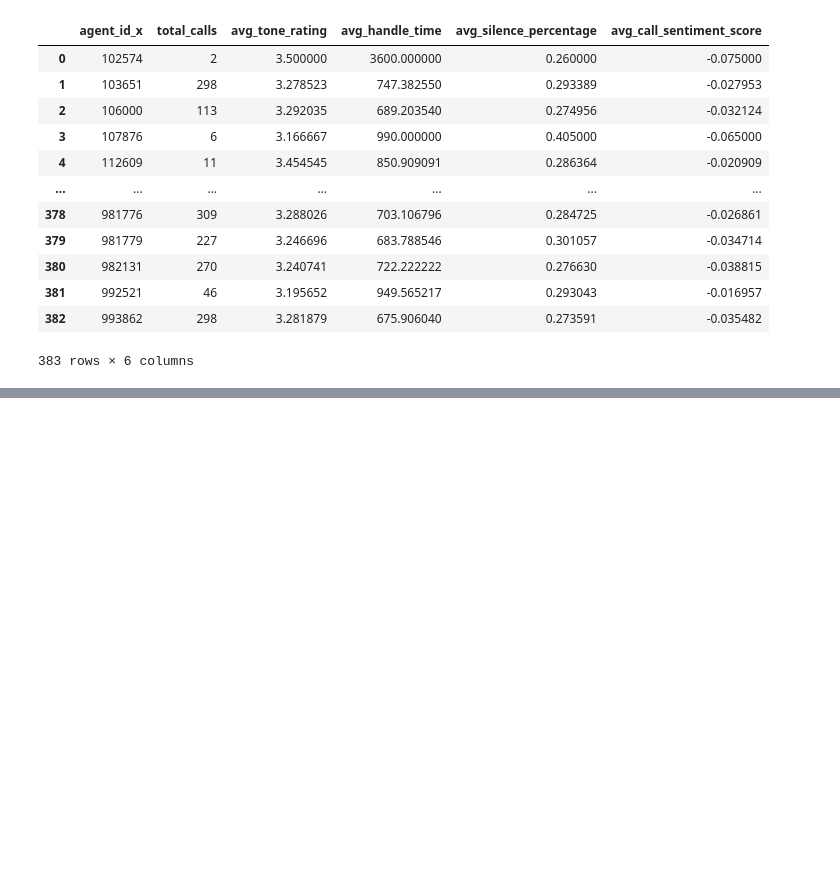
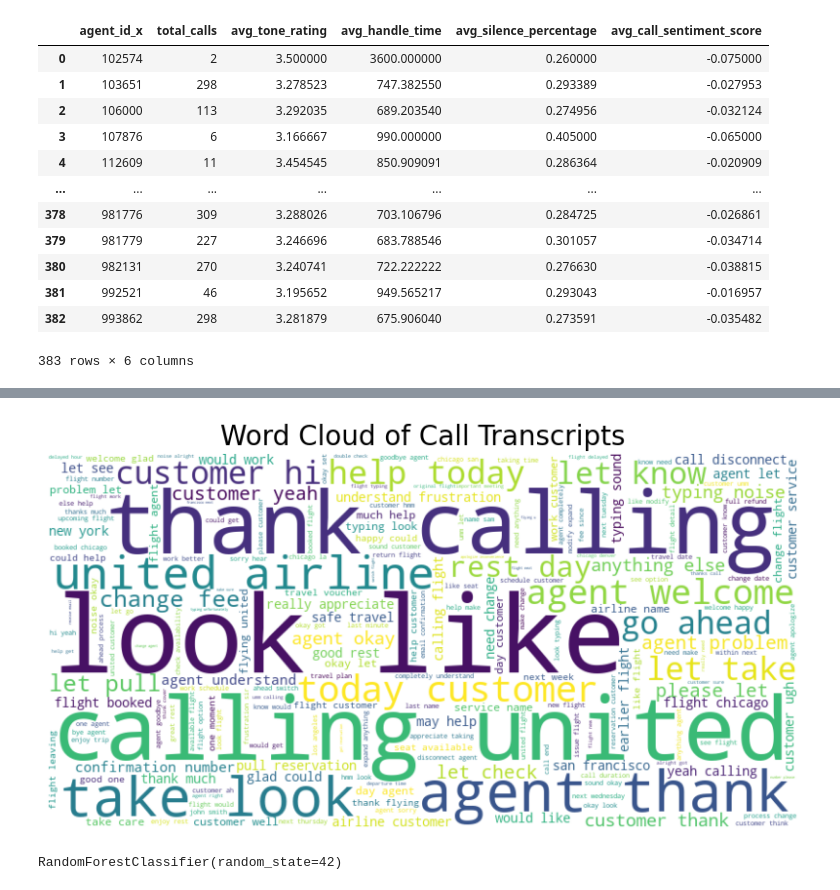
Before and after one commit to dheerajGits/skyhack, a Jupyter notebook: main.ipynb, the cells around one changed output, grey strips where cells are left out. Drawn from its saved outputs; the diff is of its cells as text; code cells hidden in the pictures; blank space fills up the shorter version.

```diff
--- a/main.ipynb
+++ b/main.ipynb
@@ -597,0 +730,21 @@ agent_data
+# %%
+stop_words = set(stopwords.words('english'))
+def preprocess_text(text):
+    # Lowercase the text
+    text = text.lower()
+
+    # Tokenization
+    tokens = word_tokenize(text)
+
+    # Remove stop words
+
+    tokens = [word for word in tokens if word.isalnum() and word not in stop_words]
+
+    # Lemmatization
+    lemmatizer = WordNetLemmatizer()
+    tokens = [lemmatizer.lemmatize(word) for word in tokens]
+
+    return ' '.join(tokens)
+# %%
+main_dataset['cleaned_transcript'] = main_dataset['call_transcript'].fillna('').apply(preprocess_text)
+print(main_dataset[['call_transcript', 'cleaned_transcript']].head())
@@ -597,0 +765,17 @@ agent_data
+# %%
+from wordcloud import WordCloud
+all_transcripts = ' '.join(main_dataset['cleaned_transcript'].astype(str).tolist())
+wordcloud = WordCloud(width=800, height=400,
+                      background_color='white',
+                      stopwords=stop_words,
+                      max_words=200,
+                      colormap='viridis').generate(all_transcripts)
+
+# Display the word cloud using matplotlib
+plt.figure(figsize=(10, 5))
+plt.imshow(wordcloud, interpolation='bilinear')
+plt.axis('off')  # Hide the axes
+plt.title('Word Cloud of Call Transcripts', fontsize=20)
+plt.show()
+# %% [output]
+[figure, added]
@@ -597,0 +800,8 @@ agent_data
+# %%
+# Initialize the model (Random Forest in this case)
+model = RandomForestClassifier(n_estimators=100, random_state=42)
+
+# Train the model
+model.fit(X_train_tfidf, y_train)
+# %% [output]
+RandomForestClassifier(random_state=42)
```
Also changed, not shown: parts of 15 cells of this notebook, 1 other file.
